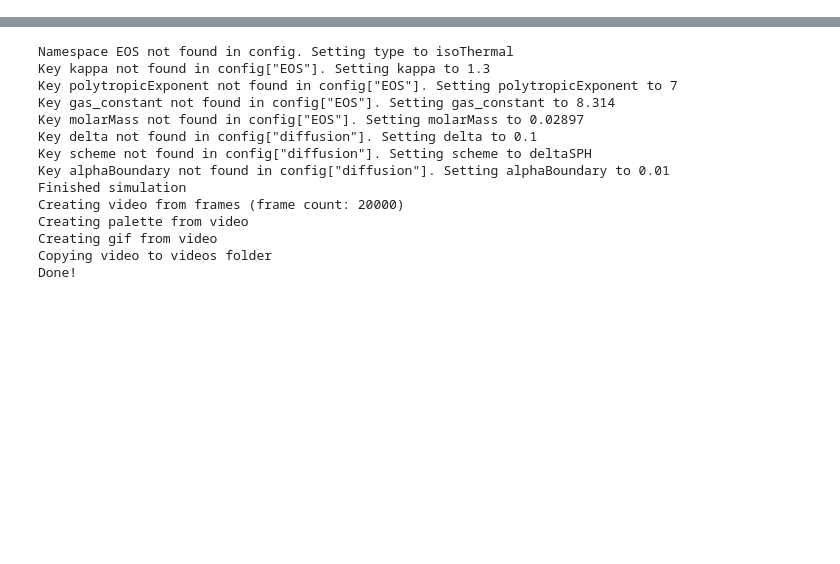
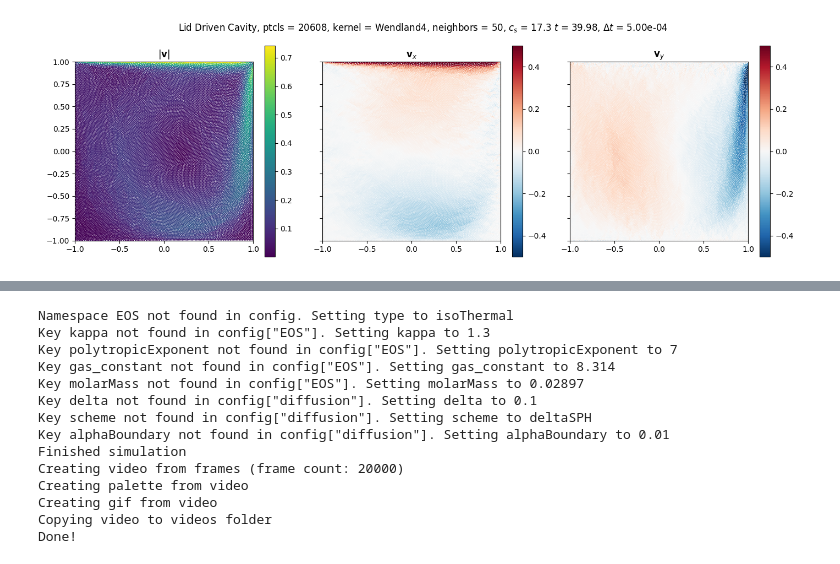
Before and after one commit to tum-pbs/diffSPH, a Jupyter notebook: examples/weaklyCompressible/09_LDC.ipynb, the cells around one changed output, grey strips where cells are left out. Saved outputs shown, nothing was run; the diff lists cells and outputs as text; code cells hidden in the pictures; blank space fills up the shorter version.

```diff
--- a/examples/weaklyCompressible/09_LDC.ipynb
+++ b/examples/weaklyCompressible/09_LDC.ipynb
@@ -156,0 +242,2 @@ fig.savefig(f'{imagePrefix}frame_{0:05d}.png', dpi = 100)
+# %%
+outFile = initializeOutputFile(f'{exportName}.h5', particleSystem, config, simulationName)
@@ -156,0 +310,63 @@ fig.savefig(f'{imagePrefix}frame_{0:05d}.png', dpi = 100)
+# %%
+fig, axis = plt.subplots(1, 3, figsize=(14, 4.5), squeeze=False, sharey=True)
+markerSize = 1
+
+axes = axis.flatten()
+
+# markerSize = 1
+velocityPlot = visualizeParticles(fig, axes[0],
+            particles = particleSystem.systemState,
+            domain = config['domain'],
+            quantity = particleSystem.systemState.velocities,
+            which = 'fluid',
+            mapping = 'L2',
+            cmap = 'viridis',
+            visualizeBoth=True,
+            kernel = config['kernel'],
+            plotDomain = False,
+            gridVisualization=False, markerSize=markerSize, streamLines=False)
+
+densityPlot = visualizeParticles(fig, axes[1],
+            particles = particleSystem.systemState,
+            domain = config['domain'],
+            quantity = particleSystem.systemState.velocities,
+            which = 'fluid',
+            # operation = 'curl',
+            mapping = '.x',
+            cmap = 'RdBu_r',
+            visualizeBoth=True,
+            kernel = config['kernel'],
+            plotDomain = False,
+            gridVisualization=False, markerSize=markerSize, vmin = -0.5, vmax = 0.5)
+
+uidPlot = visualizeParticles(fig, axes[2],
+            particles = particleSystem.systemState,
+            domain = config['domain'],
+            quantity = particleSystem.systemState.velocities,
+            which = 'fluid',
+            mapping = '.y',
+            cmap = 'RdBu_r',
+            visualizeBoth=True,
+            kernel = config['kernel'],
+            plotDomain = False,
+            gridVisualization=False, markerSize=markerSize, streamLines=False, vmin = -0.5, vmax = 0.5)
+axes[0].set_title(r'$|\mathbf{v}|$')
+axes[1].set_title(r'$\mathbf{v}_x$')
+axes[2].set_title(r'$\mathbf{v}_y$')
+
+for ax in axes:
+    ax.set_xlim(-1,1)
+    ax.set_ylim(-1,1)
+
+# totalInitialEnergy = (initialEnergy).sum().detach().cpu().item()
+# totalEnergy = (initialEnergy).sum().detach().cpu().item()
+
+fig.suptitle(f'{simulationName}, ptcls = {particleState.positions.shape[0]}, kernel = {config["kernel"].name}, neighbors = {config["targetNeighbors"]:.2g}, $c_s$ = {config["fluid"]["c_s"]:.1f}\n$\\rho$ = [{rhoMin:.4g} | {rhoMean:.4g} | {rhoMax:.4g}], $t$ = {particleSystem.t:.4g}, $\Delta t$ = {dt:.2e}')
+
+fig.suptitle(f'{simulationName}, ptcls = {particleState.positions.shape[0]}, kernel = {config["kernel"].name}, neighbors = {config["targetNeighbors"]:.2g}, $c_s$ = {config["fluid"]["c_s"]:.1f} $t$ = {particleSystem.t:.4g}, $\Delta t$ = {dt:.2e}')
+
+fig.tight_layout()
+
+fig.savefig(f'LDC_final.png', dpi = 200)
+# %% [output]
+[figure, added]
```
Also changed, not shown: parts of 13 cells of this notebook, 50 other files.
